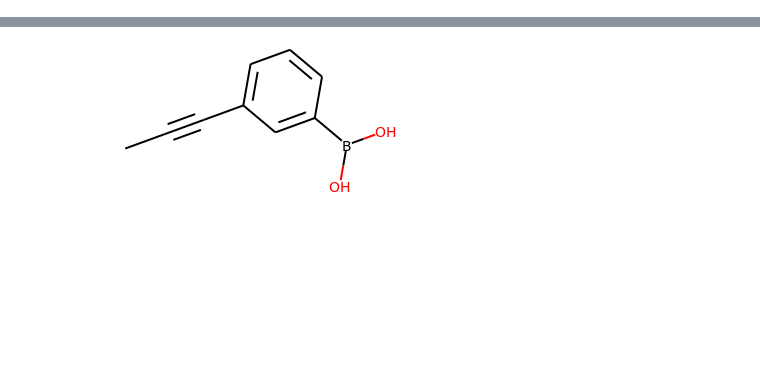
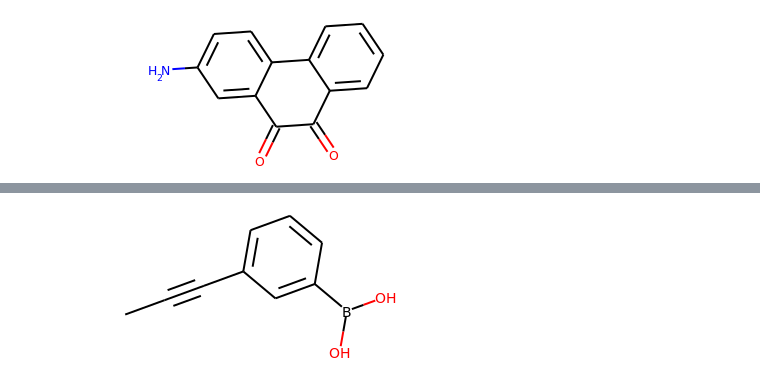
Before and after one commit to FrekMown/neopgfs, a Jupyter notebook: ipynb/2_test_objects.ipynb, the cells around one changed output, grey strips where cells are left out. Saved outputs shown, nothing was run; the diff lists cells and outputs as text; code cells hidden in the pictures; blank space fills up the shorter version.

```diff
--- a/ipynb/2_test_objects.ipynb
+++ b/ipynb/2_test_objects.ipynb
@@ -26,0 +64,4 @@ env.get_k_neighbors(action).shape
+# %%
+chemonster.get_reactant(r1_idx)
+# %% [output]
+[figure, added]
```
Also changed, not shown: parts of 44 cells of this notebook, 7 other files.
